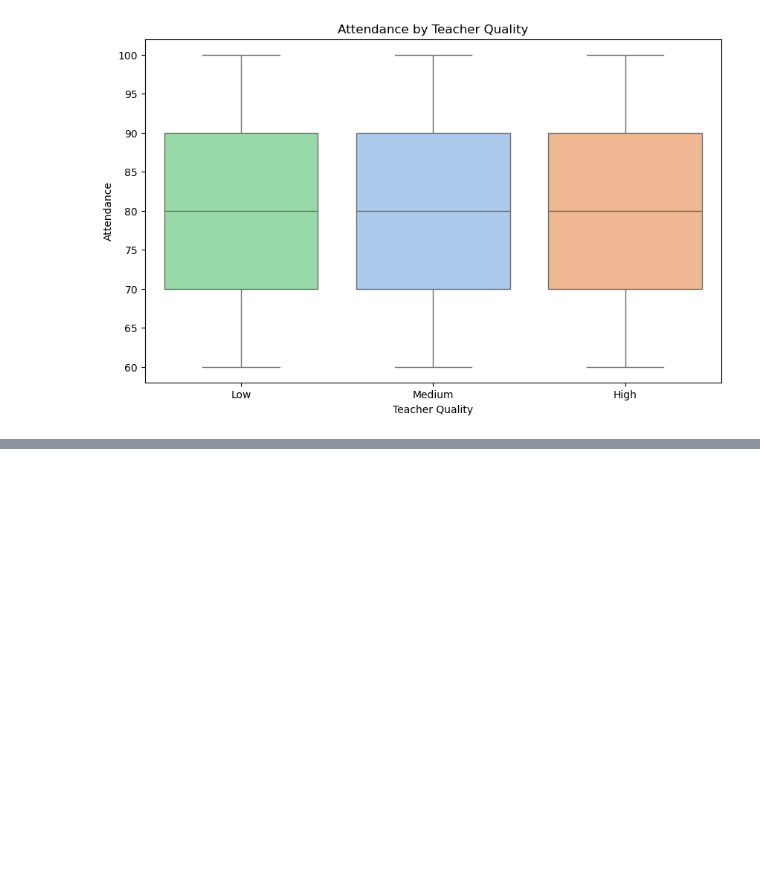
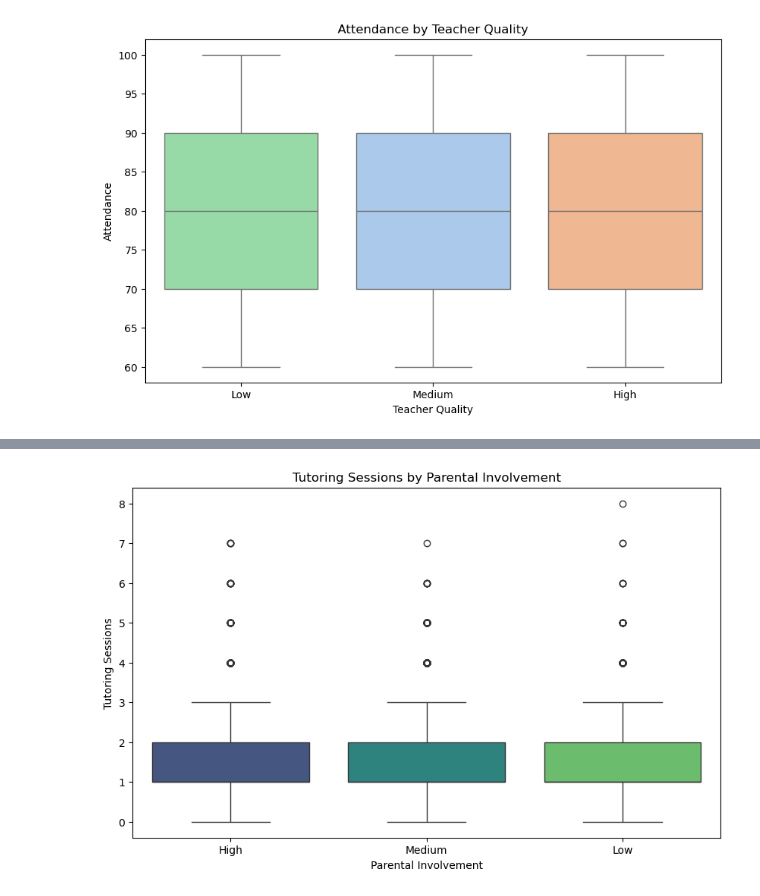
Before and after one commit to robinmoon2/AI_Application_HY, a Jupyter notebook: Data Analysis/DataAnalysisTH.ipynb, the cells around one changed output, grey strips where cells are left out. Cells and saved outputs as stored; diff of their text form; code cells hidden in the pictures; blank space fills up the shorter version.

```diff
--- a/Data Analysis/DataAnalysisTH.ipynb
+++ b/Data Analysis/DataAnalysisTH.ipynb
@@ -257,0 +297,10 @@ plt.show()
+# %%
+# Plotting Tutoring Sessions by Parenting Involvement
+plt.figure(figsize=(10, 6))
+sns.boxplot(data=df, x='Parental_Involvement', y='Tutoring_Sessions', hue="Parental_Involvement", palette='viridis')
+plt.title('Tutoring Sessions by Parental Involvement')
+plt.xlabel('Parental Involvement')
+plt.ylabel('Tutoring Sessions')
+plt.show()
+# %% [output]
+[figure, added]
```
Also changed, not shown: parts of 14 cells of this notebook, 1 other file.
